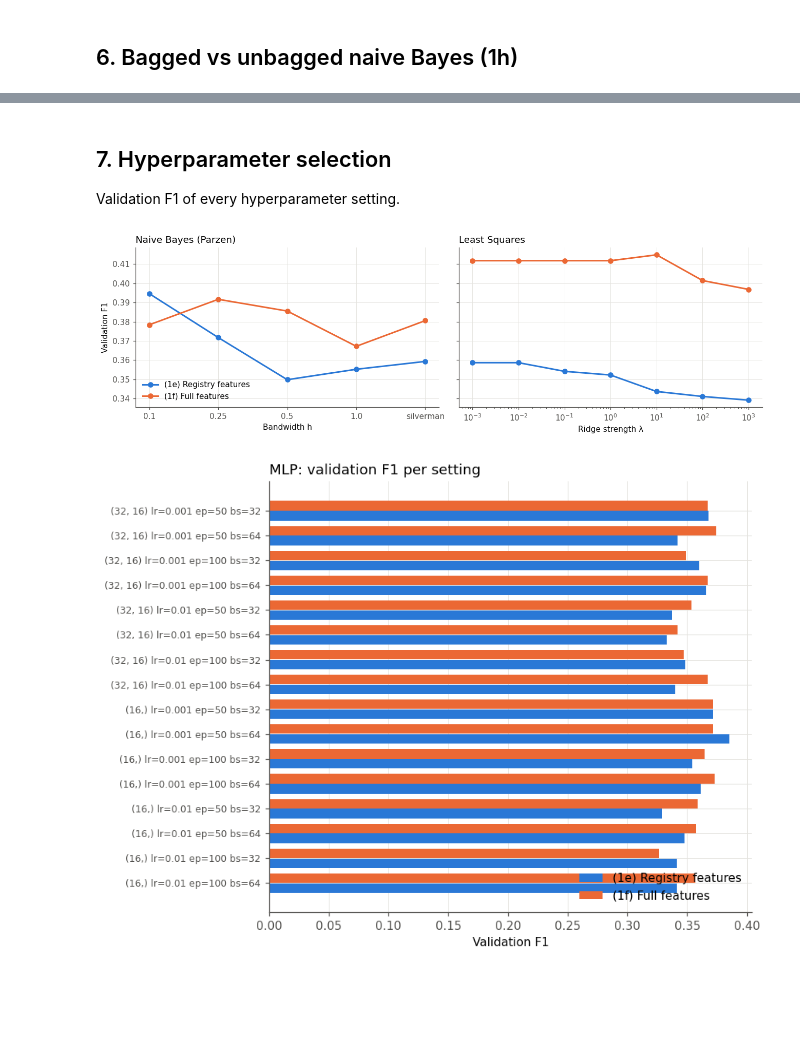
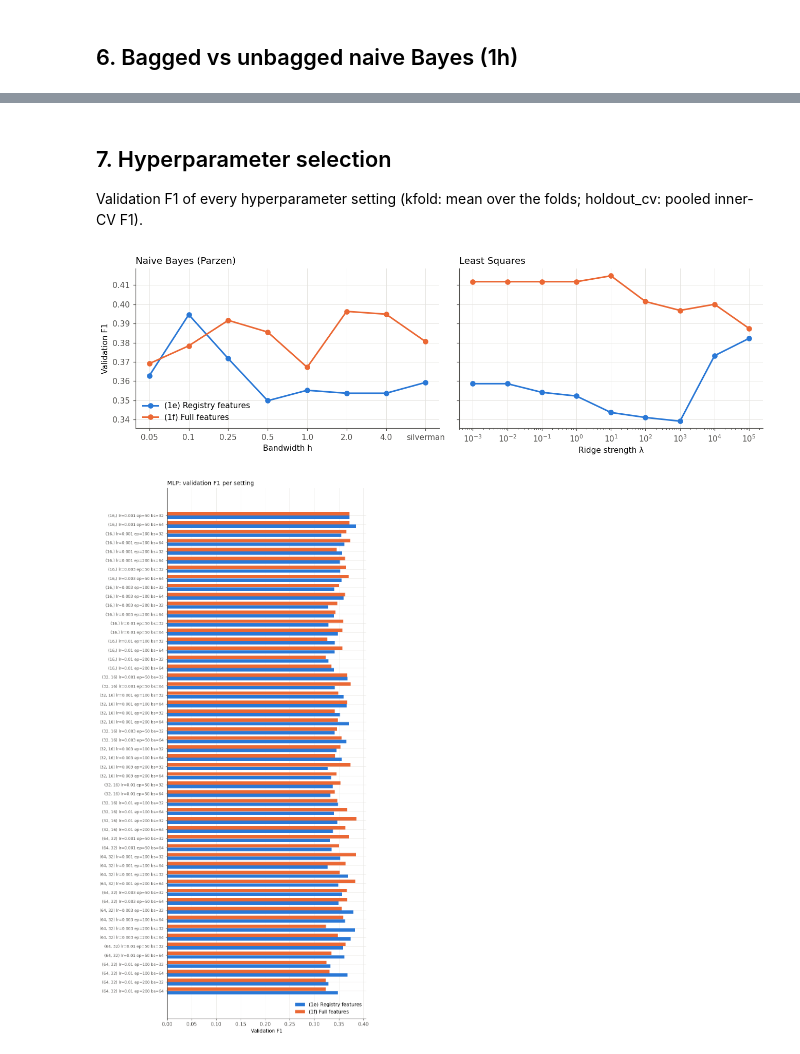
Before and after one commit to chensy618/pattern-recognition, a Jupyter notebook: notebook/results_problem1.ipynb, the cells around one changed output, grey strips where cells are left out. Drawn from its saved outputs; the diff is of its cells as text; code cells hidden in the pictures; blank space fills up the shorter version.

```diff
--- a/notebook/results_problem1.ipynb
+++ b/notebook/results_problem1.ipynb
@@ -17,19 +17,32 @@ plt.rcParams.update({
     "axes.spines.right": False, "axes.grid": True, "grid.color": GRID, "grid.linewidth": 0.6,
     "axes.axisbelow": True, "legend.frameon": False, "axes.titlelocation": "left",
 })
-METRICS = ["precision", "recall", "f1"]
-METRIC_COLORS = [BLUE, ORANGE, AQUA]
+YELLOW = "#eda100"
+METRICS = ["precision", "recall", "f1", "accuracy"]
+METRIC_LABELS = {"precision": "Precision", "recall": "Recall", "f1": "F1", "accuracy": "Accuracy"}
+METRIC_COLORS = [BLUE, ORANGE, AQUA, YELLOW]
+
+# Which results to show: "holdout" (one 70/15/15 split), "kfold" (group k-fold)
+# or "holdout_cv" (train/test split, cross-validation inside the training set).
+SPLIT = "holdout"
+SUFFIX = {"holdout": "", "kfold": "_kfold", "holdout_cv": "_cv"}[SPLIT]
+YLABEL = "Test score (mean ± std over folds)" if SPLIT == "kfold" else "Score on test set"
 
 RESULTS = "../results/problem1/"
 results = {
-    "1e": pd.read_csv(RESULTS + "registry_results.csv"),
-    "1f": pd.read_csv(RESULTS + "full_results.csv"),
-    "1h": pd.read_csv(RESULTS + "bagging_results.csv"),
+    "1e": pd.read_csv(RESULTS + f"registry_results{SUFFIX}.csv"),
+    "1f": pd.read_csv(RESULTS + f"full_results{SUFFIX}.csv"),
+    "1h": pd.read_csv(RESULTS + f"bagging_results{SUFFIX}.csv"),
 }
 TITLES = {"1e": "(1e) Registry features", "1f": "(1f) Full features",
           "1h": "(1h) Bagging comparison"}
-with open(RESULTS + "run_config.json") as f:
+with open(RESULTS + f"run_config{SUFFIX}.json") as f:
     config = json.load(f)
+
+
+def err(df, metric):
+    """Standard deviations for error bars (0 where none is available)."""
+    return df[metric + "_std"].fillna(0).values
 # %% [markdown]
 ## 1. Data split
 
@@ -196,15 +224,19 @@ h[h["model"].isin(nb_models)][["model", "rule", "precision", "recall", "f1"]].ro
 # %% [markdown]
 ## 7. Hyperparameter selection
 
-Validation F1 of every hyperparameter setting.
+Validation F1 of every hyperparameter setting (kfold: mean over the folds; holdout_cv: pooled inner-CV F1).
 # %%
 validation = config["validation"]
 EXP_COLORS = {"(1e) Registry features": BLUE, "(1f) Full features": ORANGE}
 
 
 def val_table(title, model):
-    rows = validation[title][model]
-    return pd.DataFrame([{**r["params"], "val_f1": r["val_f1_tuned"]} for r in rows])
+    """Validation F1 per setting; for k-fold the mean over the folds."""
+    entry = validation[title][model]
+    folds = entry if SPLIT == "kfold" else [entry]          # list of folds, each a list of settings
+    table = pd.DataFrame([{**r["params"]} for r in folds[0]])
+    table["val_f1"] = np.mean([[r["val_f1_tuned"] for r in fold] for fold in folds], axis=0)
+    return table
 
 
 fig, axes = plt.subplots(1, 2, figsize=(12, 3.8), sharey=True)
@@ -226,25 +258,25 @@ axes[1].set_xscale("log")
 axes[1].set_xlabel("Ridge strength λ"); axes[1].set_title("Least Squares")
 fig.tight_layout()
 # %% [output]
-[figure, old version]
+[figure, new version]
 # %%
-# MLP: 16 settings, one bar per setting and experiment.
+# MLP: one bar per setting and experiment.
 t_e = val_table("(1e) Registry features", "MLP")
 t_f = val_table("(1f) Full features", "MLP")
 labels = [f"{tuple(r.hidden_sizes)} lr={r.learning_rate:g} ep={r.n_epochs} bs={r.batch_size}"
           for r in t_e.itertuples()]
 
-fig, ax = plt.subplots(figsize=(8, 6))
+fig, ax = plt.subplots(figsize=(8, 0.28 * len(labels) + 1))
 yy = np.arange(len(labels))
 ax.barh(yy + 0.2, t_e["val_f1"], 0.38, color=BLUE, label="(1e) Registry features")
 ax.barh(yy - 0.2, t_f["val_f1"], 0.38, color=ORANGE, label="(1f) Full features")
 ax.set_yticks(yy); ax.set_yticklabels(labels, fontsize=8)
 ax.invert_yaxis()
 ax.set_xlabel("Validation F1"); ax.set_title("MLP: validation F1 per setting")
 ax.legend(loc="lower right")
 fig.tight_layout()
 # %% [output]
-[figure, old version]
+[figure, new version]
 # %%
 # Selected hyperparameters and thresholds per experiment and classifier.
 selected = []
```
Also changed, not shown: parts of 12 cells of this notebook, 38 other files.
